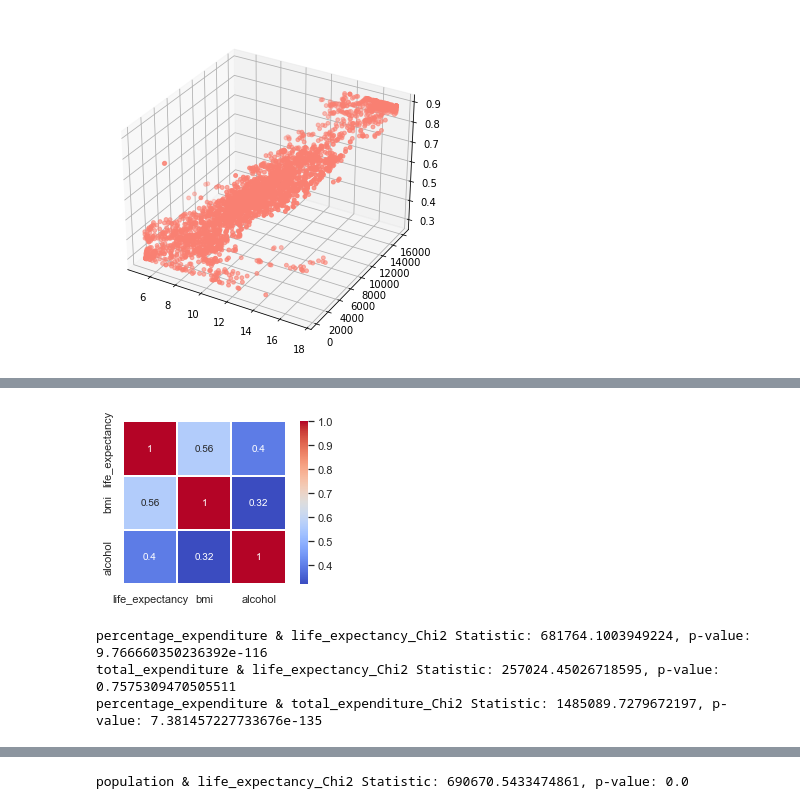
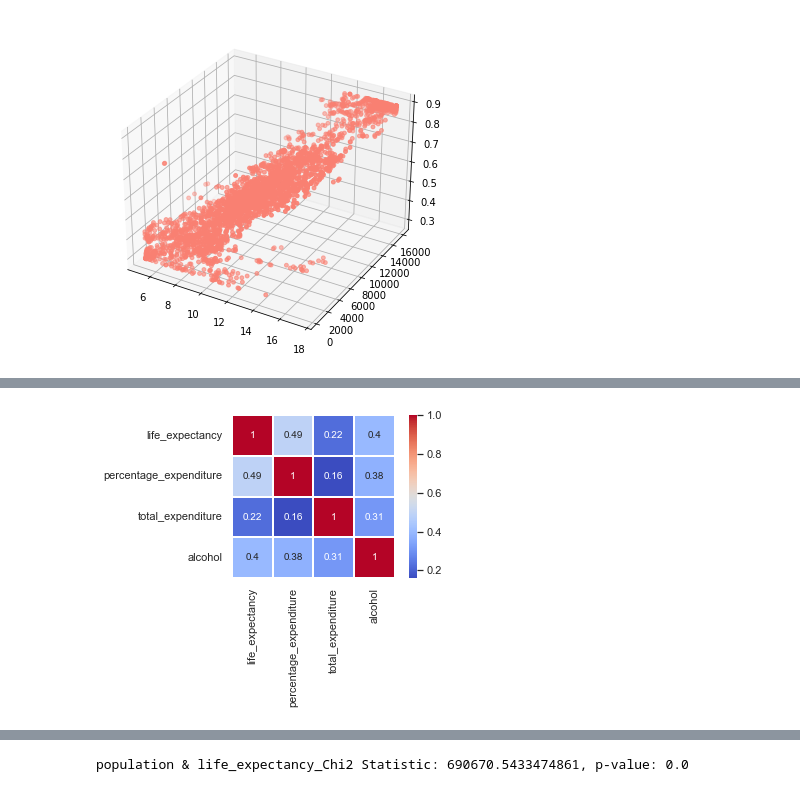
Before and after one commit to minnnnppp/CP1_Life_Expectancy, a Jupyter notebook: cp1_1.ipynb, the cells around one changed output, grey strips where cells are left out. Saved outputs shown, nothing was run; the diff lists cells and outputs as text; code cells hidden in the pictures.

```diff
--- a/cp1_1.ipynb
+++ b/cp1_1.ipynb
@@ -812,25 +821,8 @@ alcohol & life_expectancy_Chi2 Statistic: 346868.8930095977, p-value: 1.0
 # %%
-# 3번 가설에 해당하는 변수들 간의 상관관계를 알아보기 위해 heatmap 도출
-third_hypo = wins_df[['life_expectancy', 'bmi', 'alcohol']]
+# 4번 가설에 해당하는 변수들 간의 상관관계를 알아보기 위해 heatmap 도출
+four_hypo = wins_df[['life_expectancy', 'percentage_expenditure', 'total_expenditure', 'alcohol']]
 
 sns.set(rc = {'figure.figsize':(5,3)})
-sns.heatmap(third_hypo.astype(float).corr(), linewidths = 0.1, vmax = 1.0, cmap='coolwarm', square = True, linecolor = "white", annot = True, annot_kws = {"size" : 10});
+sns.heatmap(four_hypo.astype(float).corr(), linewidths = 0.1, vmax = 1.0, cmap='coolwarm', square = True, linecolor = "white", annot = True, annot_kws = {"size" : 10});
 # %% [output]
-[figure, old version]
+[figure, new version]
-# %%
-# 4번 가설: 정부와 개인이 건강을 위해 소비하는 비중이 높을수록 기대 수명은 늘어날 것
-# percentage_expenditure와 기대 수명 간 카이제곱검정 실시
-chi_respex = chi2_contingency(pd.crosstab(wins_df['percentage_expenditure'], wins_df['life_expectancy']))
-print('percentage_expenditure & life_expectancy_Chi2 Statistic: {}, p-value: {}'.format(chi_respex[0], chi_respex[1]))
-
-# total_expenditure와 기대 수명 간 카이제곱검정 실시
-chi_restex = chi2_contingency(pd.crosstab(wins_df['total_expenditure'], wins_df['life_expectancy']))
-print('total_expenditure & life_expectancy_Chi2 Statistic: {}, p-value: {}'.format(chi_restex[0], chi_restex[1]))
-
-# percentage_expenditure와 total_expenditure 간 카이제곱검정 실시
-chi_resexs = chi2_contingency(pd.crosstab(wins_df['percentage_expenditure'], wins_df['total_expenditure']))
-print('percentage_expenditure & total_expenditure_Chi2 Statistic: {}, p-value: {}'.format(chi_resexs[0], chi_resexs[1]))
-# %% [output]
-percentage_expenditure & life_expectancy_Chi2 Statistic: 681764.1003949224, p-value: 9.766660350236392e-116
-total_expenditure & life_expectancy_Chi2 Statistic: 257024.45026718595, p-value: 0.7575309470505511
-percentage_expenditure & total_expenditure_Chi2 Statistic: 1485089.7279672197, p-value: 7.381457227733676e-135
```
Also changed, not shown: parts of 19 cells of this notebook.
